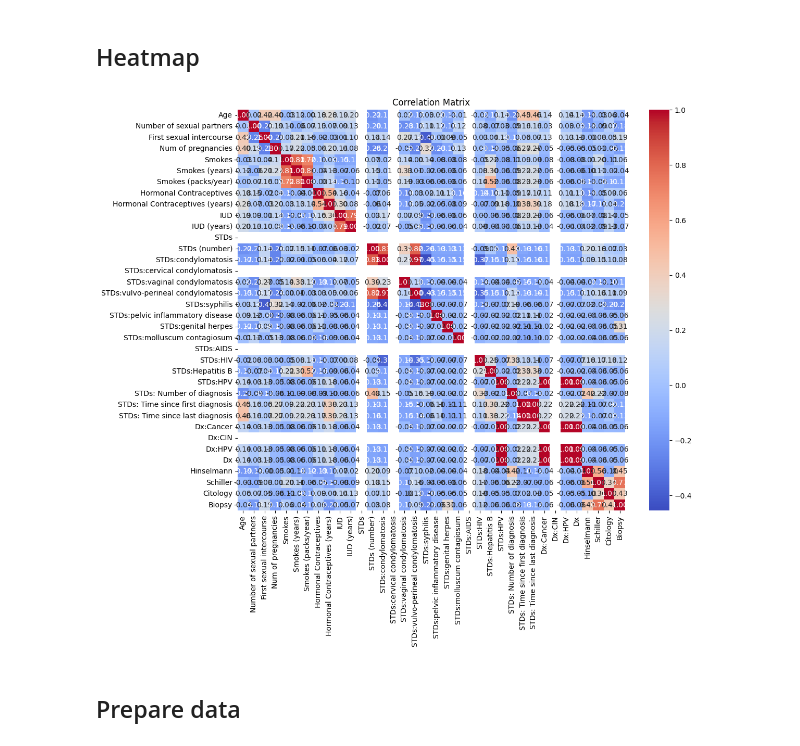
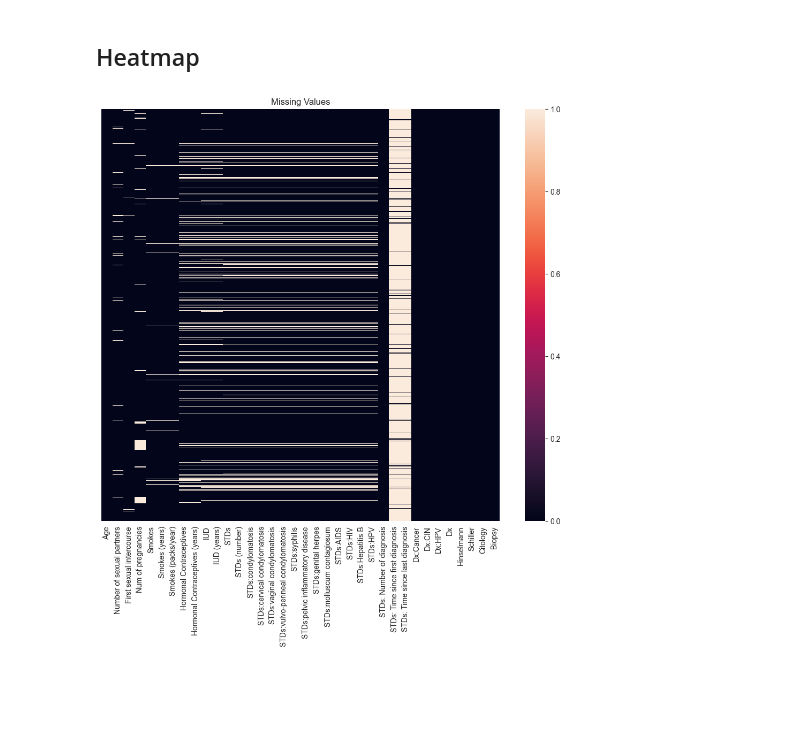
Before and after one commit to Vamonosraza/cancerRisk, a Jupyter notebook: cleaning.ipynb, the cells around one changed output. Drawn from its saved outputs; the diff is of its cells as text; code cells hidden in the pictures; blank space fills up the shorter version.

```diff
--- a/cleaning.ipynb
+++ b/cleaning.ipynb
@@ -12,6 +12,5 @@ from sklearn.utils.class_weight import compute_class_weight
 data = pd.read_csv('cervical_cancer.csv')
 
 data.replace('?', pd.NA, inplace=True)
-data.dropna(inplace=True)
 
-data = data.astype(float)
+data
@@ -19,11 +32,9 @@ data = data.astype(float)
 ## Heatmap
 # %%
 plt.figure(figsize=(12, 10))
-sns.heatmap(data.corr(), annot=True, cmap='coolwarm', fmt='.2f')
-plt.title('Correlation Matrix')
+sns.heatmap(data.isnull(), yticklabels=False)
+plt.title('Missing Values')
 plt.show()
 # %% [output]
-[figure, old version]
+[figure, new version]
-# %% [markdown]
-## Prepare data
 # %%
```
Also changed, not shown: parts of 13 cells of this notebook.
